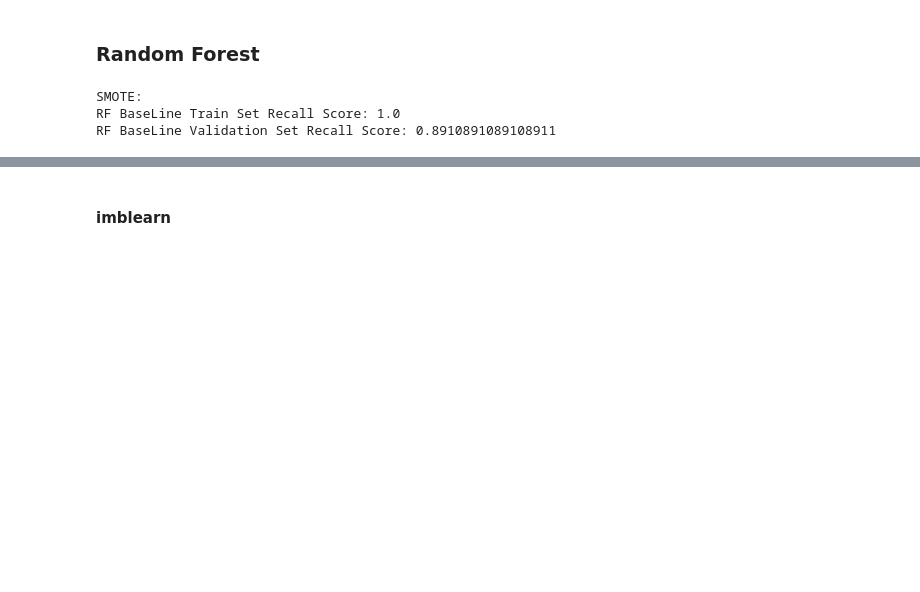
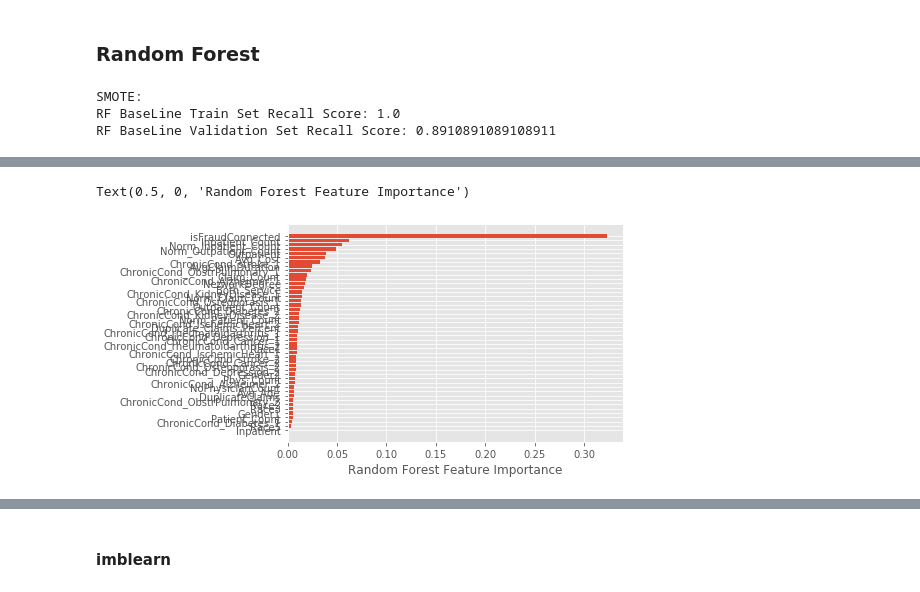
Before and after one commit to cosmochoi/healthcare_fraud, a Jupyter notebook: ML_Models_BusinessGain.ipynb, the cells around one changed output, grey strips where cells are left out. Saved outputs shown, nothing was run; the diff lists cells and outputs as text; code cells hidden in the pictures; blank space fills up the shorter version.

```diff
--- a/ML_Models_BusinessGain.ipynb
+++ b/ML_Models_BusinessGain.ipynb
@@ -695,0 +696,8 @@ RF Grid Search Validation set Business score:  0.7835243418324473
+# %%
+#plt.barh(X_train_Bal.columns, best_RF.feature_importances_)
+sorted_idx = best_RF.feature_importances_.argsort()
+plt.barh(X_train_Bal.columns[sorted_idx], best_RF.feature_importances_[sorted_idx])
+plt.xlabel("Random Forest Feature Importance")
+# %% [output]
+Text(0.5, 0, 'Random Forest Feature Importance')
+[figure, added]
```
Also changed, not shown: parts of 10 cells of this notebook, 4 other files.
